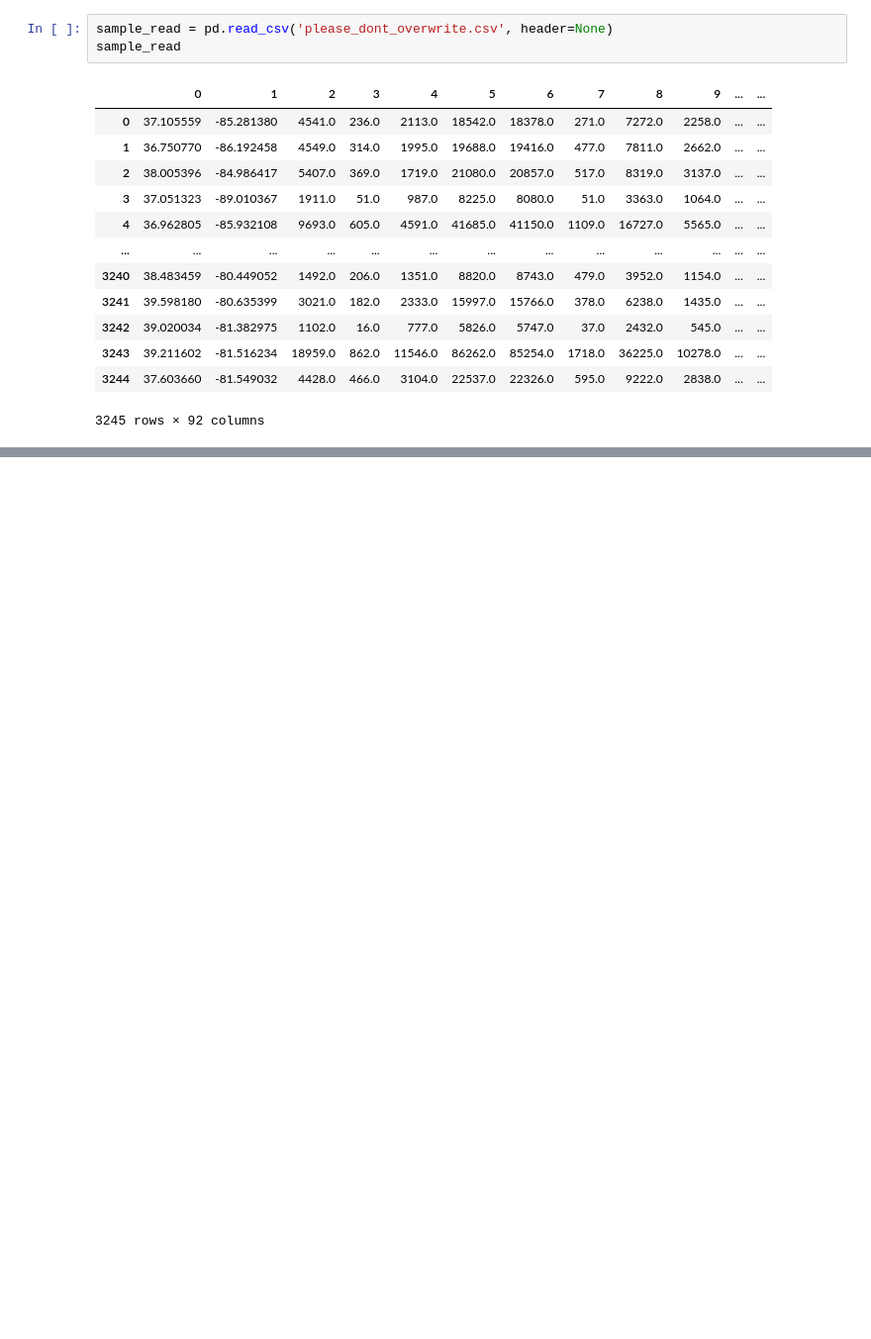
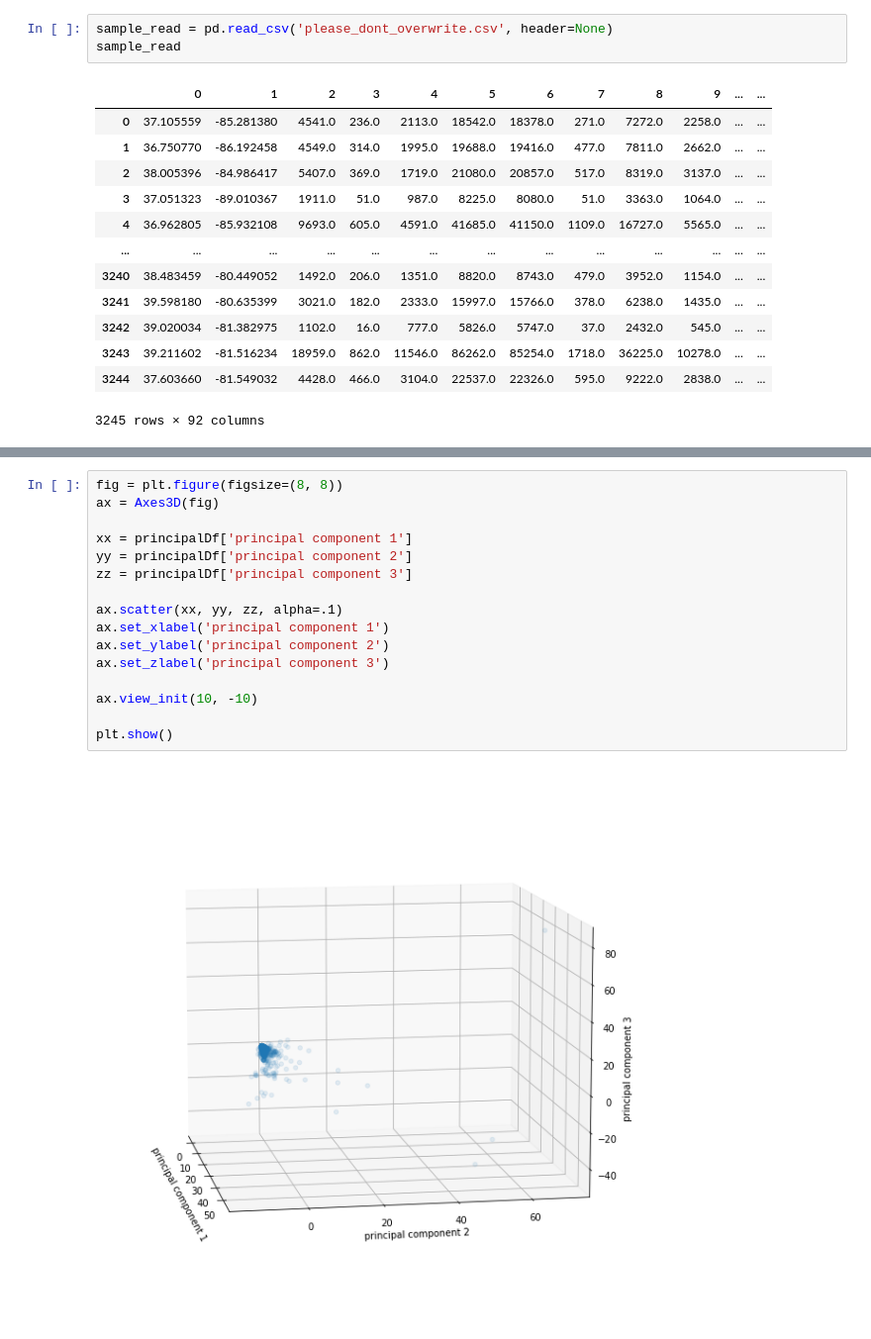
Before and after one commit to kper220/21-MTH600-Final, a Jupyter notebook: opioid crisis analysis.ipynb, the cells around one changed output, grey strips where cells are left out. Shown at 99% size. Saved outputs shown, nothing was run; the diff lists cells and outputs as text; blank space fills up the shorter version.

```diff
--- a/opioid crisis analysis.ipynb
+++ b/opioid crisis analysis.ipynb
@@ -591,0 +680,18 @@ array([2.66588449e+02, 1.21846628e+02, 1.06941312e+02, 9.09359806e+01,
+# %%
+fig = plt.figure(figsize=(8, 8))
+ax = Axes3D(fig)
+
+xx = principalDf['principal component 1']
+yy = principalDf['principal component 2']
+zz = principalDf['principal component 3']
+
+ax.scatter(xx, yy, zz, alpha=.1)
+ax.set_xlabel('principal component 1')
+ax.set_ylabel('principal component 2')
+ax.set_zlabel('principal component 3')
+
+ax.view_init(10, -10)
+
+plt.show()
+# %% [output]
+[figure, added]
```
Also changed, not shown: parts of 77 cells of this notebook.
